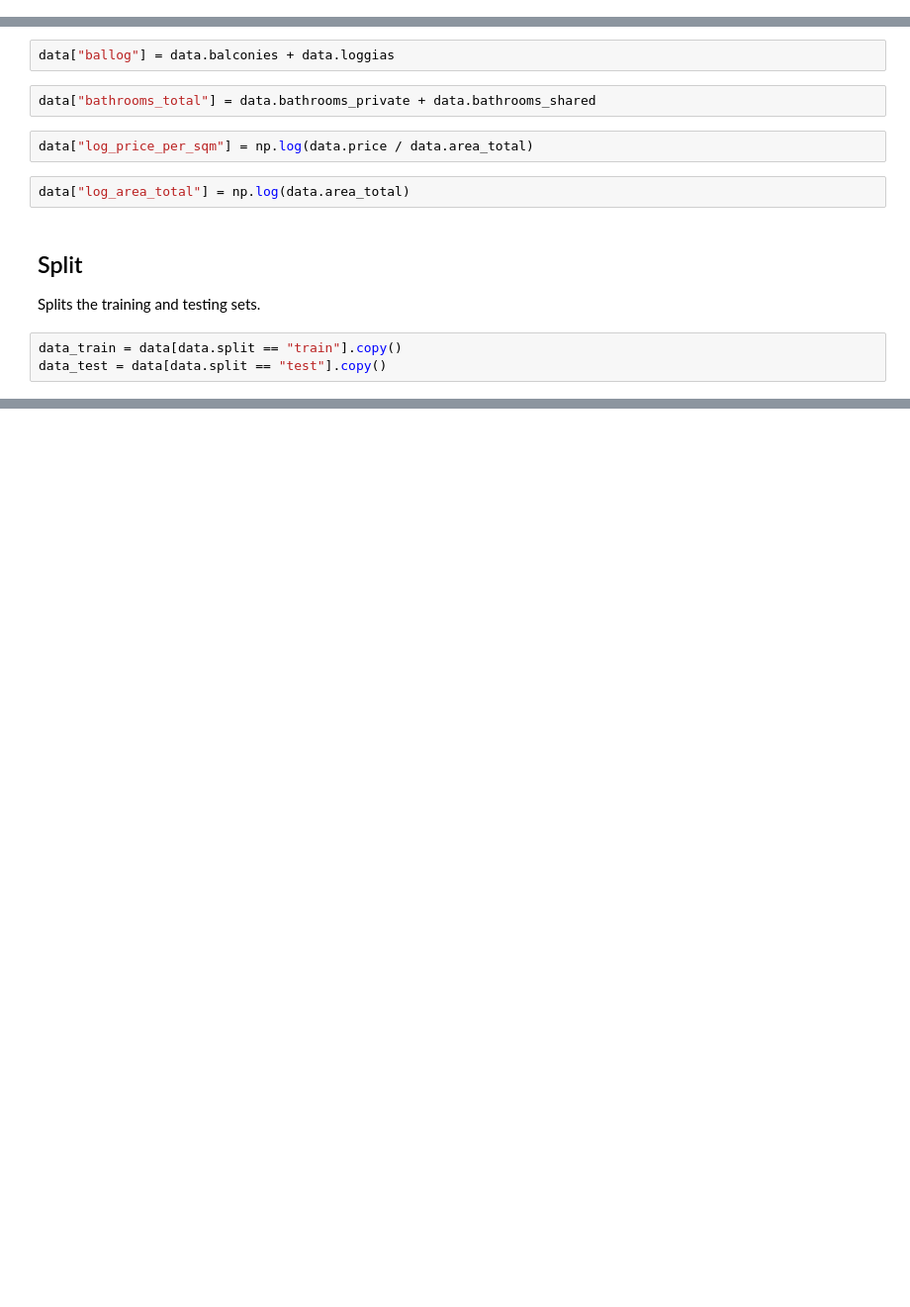
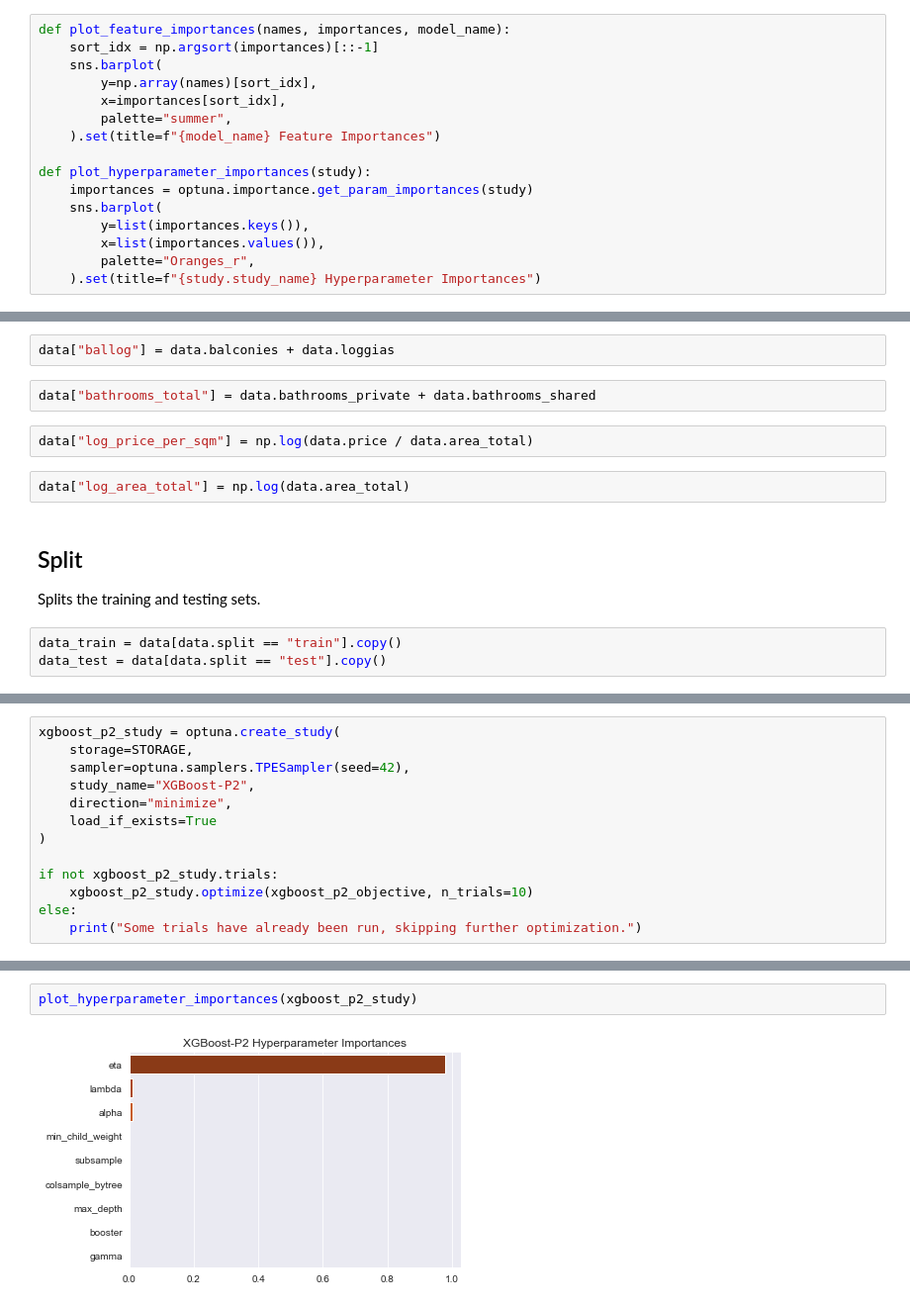
Before and after one commit to jimoskar/ml, a Jupyter notebook: project/long_notebook.ipynb, the cells around one changed output, grey strips where cells are left out. Shown at 99% size. Cells and saved outputs as stored; diff of their text form; blank space fills up the shorter version.

Commit message:
Add models

```diff
--- a/project/long_notebook.ipynb
+++ b/project/long_notebook.ipynb
@@ -70,6 +71,22 @@ def rmsle(y_true, y_pred):
     assert (y_pred >= 0).all()
     log_error = np.log1p(y_pred) - np.log1p(y_true)  # Note: log1p(x) = log(1 + x)
     return np.mean(log_error ** 2) ** 0.5
+# %%
+def plot_feature_importances(names, importances, model_name):
+    sort_idx = np.argsort(importances)[::-1]
+    sns.barplot(
+        y=np.array(names)[sort_idx],
+        x=importances[sort_idx],
+        palette="summer",
+    ).set(title=f"{model_name} Feature Importances")
+
+def plot_hyperparameter_importances(study):
+    importances = optuna.importance.get_param_importances(study)
+    sns.barplot(
+        y=list(importances.keys()),
+        x=list(importances.values()),
+        palette="Oranges_r",
+    ).set(title=f"{study.study_name} Hyperparameter Importances")
 # %% [markdown]
 # Load Data
 # %%
@@ -916,0 +971,13 @@ data_test = data[data.split == "test"].copy()
+# %%
+xgboost_p2_study = optuna.create_study(
+    storage=STORAGE,
+    sampler=optuna.samplers.TPESampler(seed=42),
+    study_name="XGBoost-P2",
+    direction="minimize",
+    load_if_exists=True
+)
+
+if not xgboost_p2_study.trials:
+    xgboost_p2_study.optimize(xgboost_p2_objective, n_trials=10)
+else:
+    print("Some trials have already been run, skipping further optimization.")
@@ -916,0 +1011,4 @@ data_test = data[data.split == "test"].copy()
+# %%
+plot_hyperparameter_importances(xgboost_p2_study)
+# %% [output]
+[figure, added]
```
Also changed, not shown: parts of 32 cells of this notebook.
